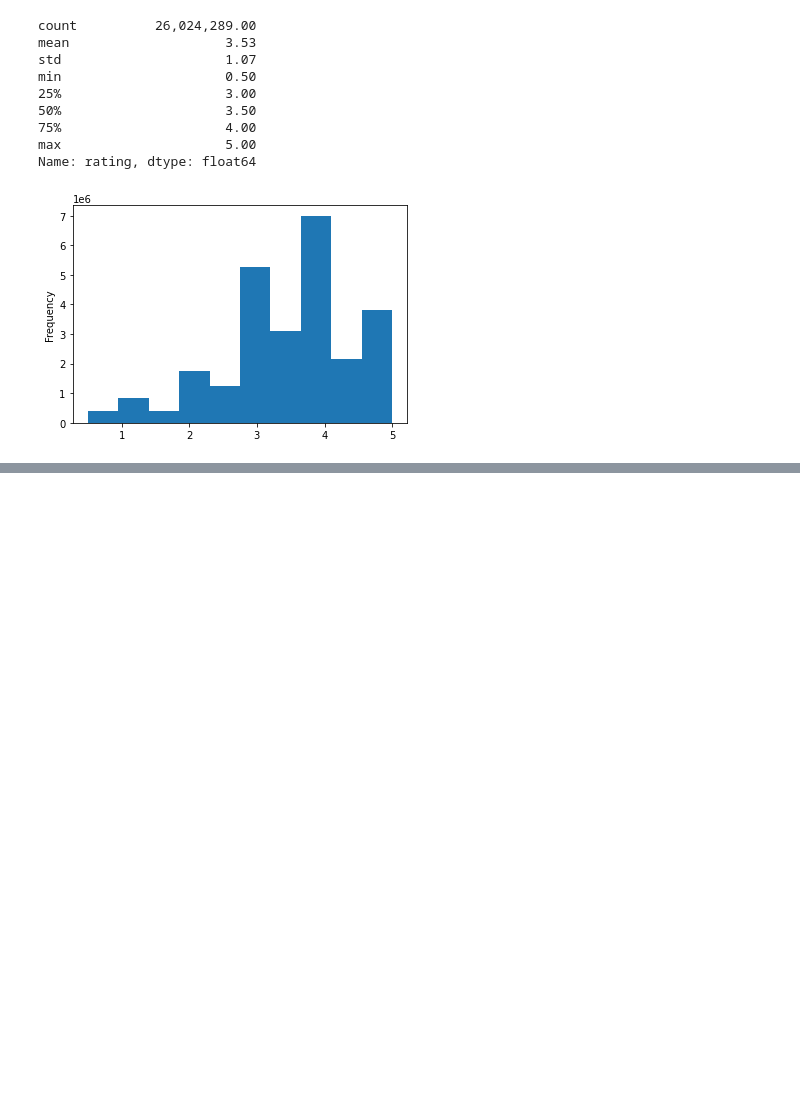
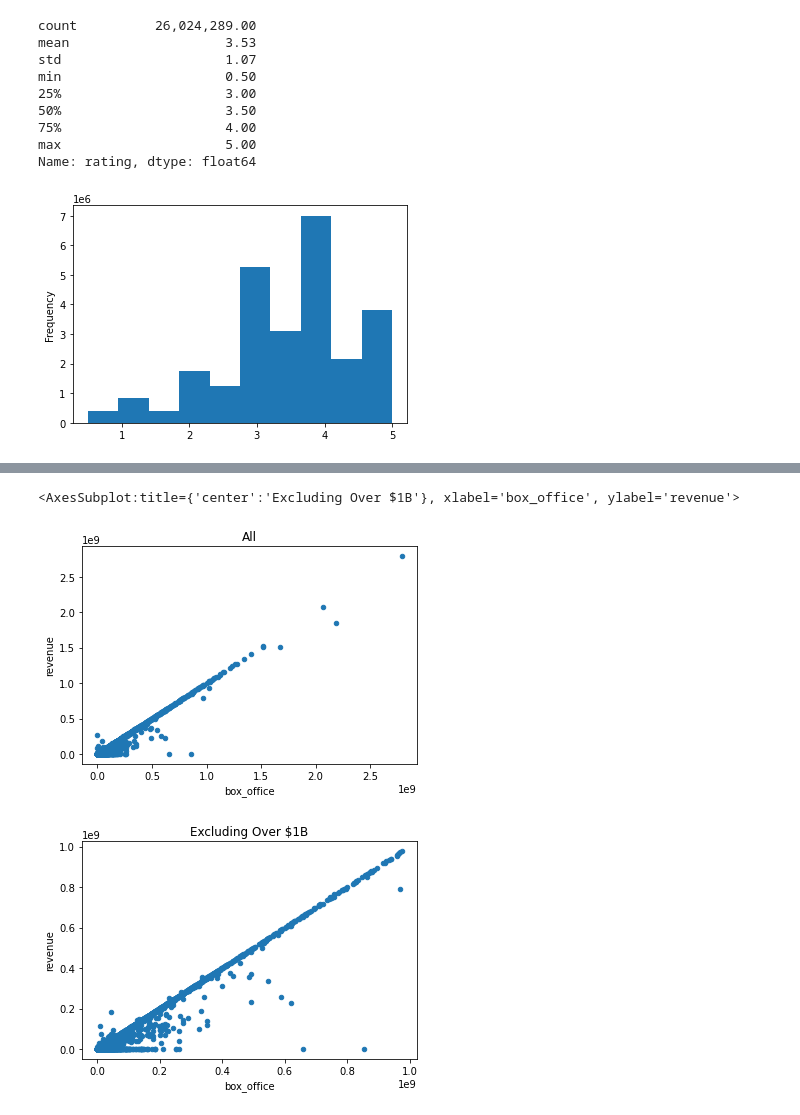
Before and after one commit to kramerkyle/Movies-ETL, a Jupyter notebook: Movielens_Extract.ipynb, the cells around one changed output, grey strips where cells are left out. Cells and saved outputs as stored; diff of their text form; code cells hidden in the pictures; blank space fills up the shorter version.

```diff
--- a/Movielens_Extract.ipynb
+++ b/Movielens_Extract.ipynb
@@ -793,0 +847,10 @@ Name: rating, dtype: float64
+# %%
+# Check Revenue using scatterplot
+movies_df.fillna(0).plot(x='box_office', y='revenue', kind='scatter', title="All")
+
+# Look less than a billion
+movies_df.fillna(0)[movies_df['box_office'] < 10**9].plot(x='box_office', y='revenue', kind='scatter', title='Excluding Over $1B')
+# %% [output]
+<AxesSubplot:title={'center':'Excluding Over $1B'}, xlabel='box_office', ylabel='revenue'>
+[figure, added]
+[figure, added]
```
Also changed, not shown: parts of 13 cells of this notebook.
